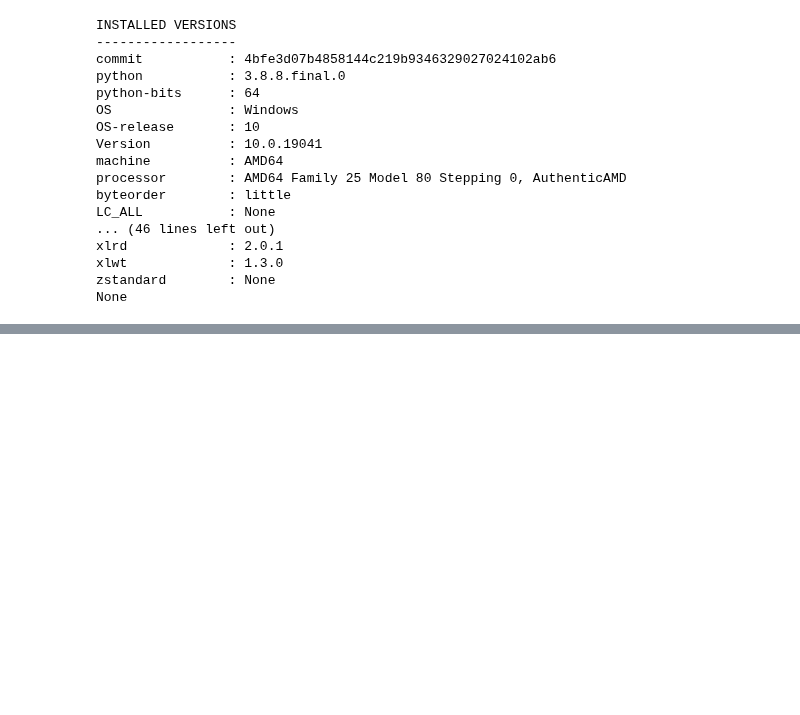
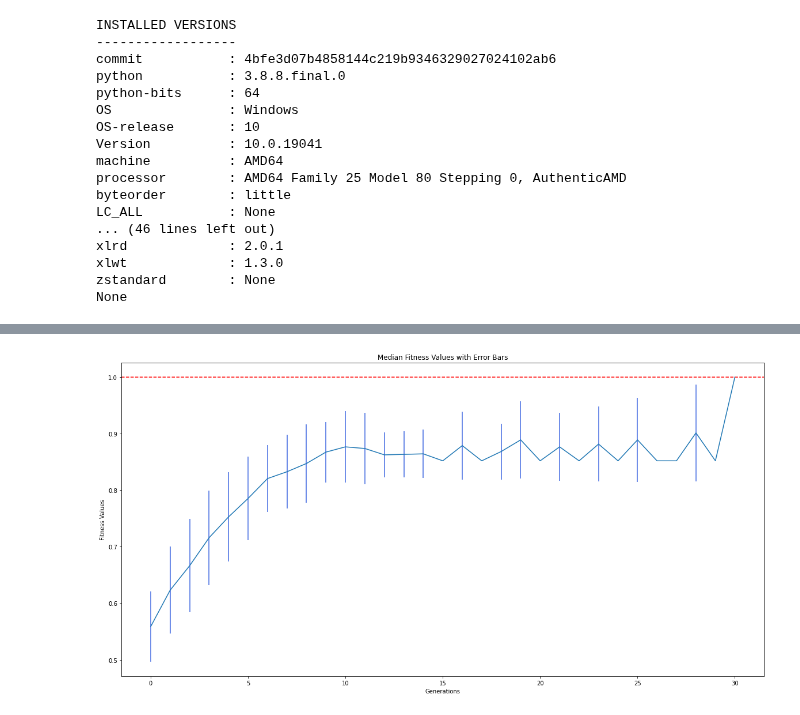
Before and after one commit to PedroDBRibeiro/CIFO_Project2022, a Jupyter notebook: Untitled.ipynb, the cells around one changed output, grey strips where cells are left out. Saved outputs shown, nothing was run; the diff lists cells and outputs as text; code cells hidden in the pictures; blank space fills up the shorter version.

```diff
--- a/Untitled.ipynb
+++ b/Untitled.ipynb
@@ -93,0 +80,4 @@ fig.show()
+# %%
+fitness_evaluation(df_results_seeding)
+# %% [output]
+[figure, added]
```
Also changed, not shown: parts of 17 cells of this notebook, 20 other files.
